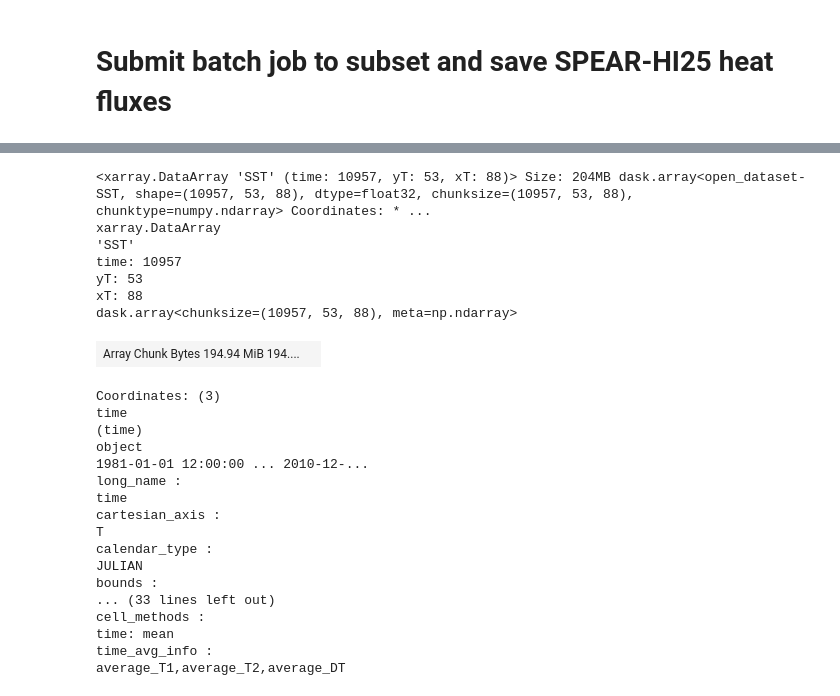
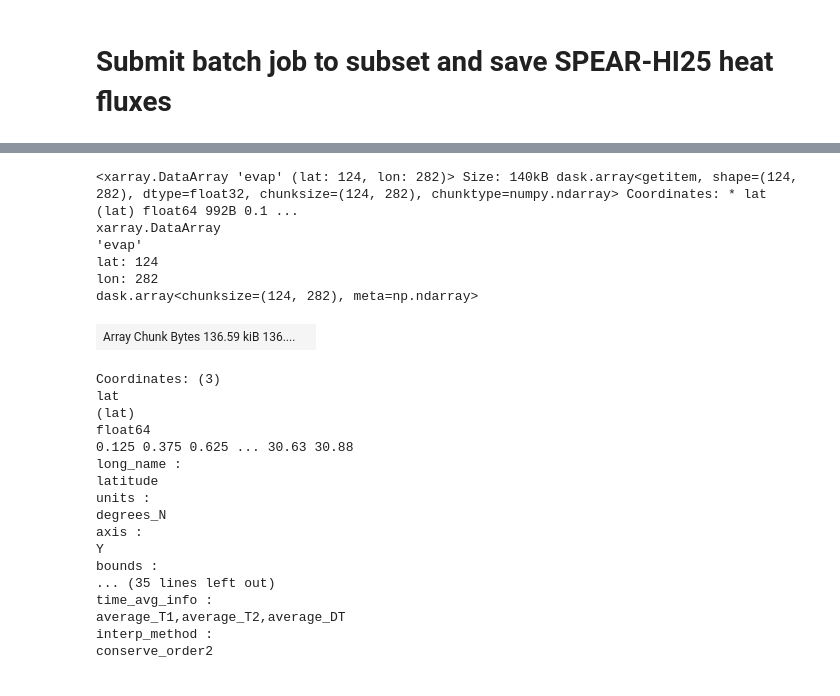
Before and after one commit to shanicetbailey/MHW-gfdl, a Jupyter notebook: SPEAR/03_submit-batch-job-subset-save-SPEAR-HI25.ipynb, the cells around one changed output, grey strips where cells are left out. Saved outputs shown, nothing was run; the diff lists cells and outputs as text; code cells hidden in the pictures.

```diff
--- a/SPEAR/03_submit-batch-job-subset-save-SPEAR-HI25.ipynb
+++ b/SPEAR/03_submit-batch-job-subset-save-SPEAR-HI25.ipynb
@@ -146,28 +113,27 @@ Attributes:
-# %%
-ds.SST
-# %% [output]
-<xarray.DataArray 'SST' (time: 10957, yT: 53, xT: 88)> Size: 204MB dask.array<open_dataset-SST, shape=(10957, 53, 88), dtype=float32, chunksize=(10957, 53, 88), chunktype=numpy.ndarray> Coordinates: * ...
-xarray.DataArray
-'SST'
-time: 10957
-yT: 53
-xT: 88
-dask.array<chunksize=(10957, 53, 88), meta=np.ndarray>
-| Array Chunk Bytes 194.94 MiB 194.... |  |
-Coordinates: (3)
-time
-(time)
-object
-1981-01-01 12:00:00 ... 2010-12-...
-long_name :
-time
-cartesian_axis :
-T
-calendar_type :
-JULIAN
-bounds :
-... (33 lines left out)
-cell_methods :
-time: mean
-time_avg_info :
-average_T1,average_T2,average_DT
+# %%
+ds.evap[0]
+# %% [output]
+<xarray.DataArray 'evap' (lat: 124, lon: 282)> Size: 140kB dask.array<getitem, shape=(124, 282), dtype=float32, chunksize=(124, 282), chunktype=numpy.ndarray> Coordinates: * lat (lat) float64 992B 0.1 ...
+xarray.DataArray
+'evap'
+lat: 124
+lon: 282
+dask.array<chunksize=(124, 282), meta=np.ndarray>
+| Array Chunk Bytes 136.59 kiB 136.... |  |
+Coordinates: (3)
+lat
+(lat)
+float64
+0.125 0.375 0.625 ... 30.63 30.88
+long_name :
+latitude
+units :
+degrees_N
+axis :
+Y
+bounds :
+... (35 lines left out)
+time_avg_info :
+average_T1,average_T2,average_DT
+interp_method :
+conserve_order2
```
Also changed, not shown: parts of 6 cells of this notebook.
